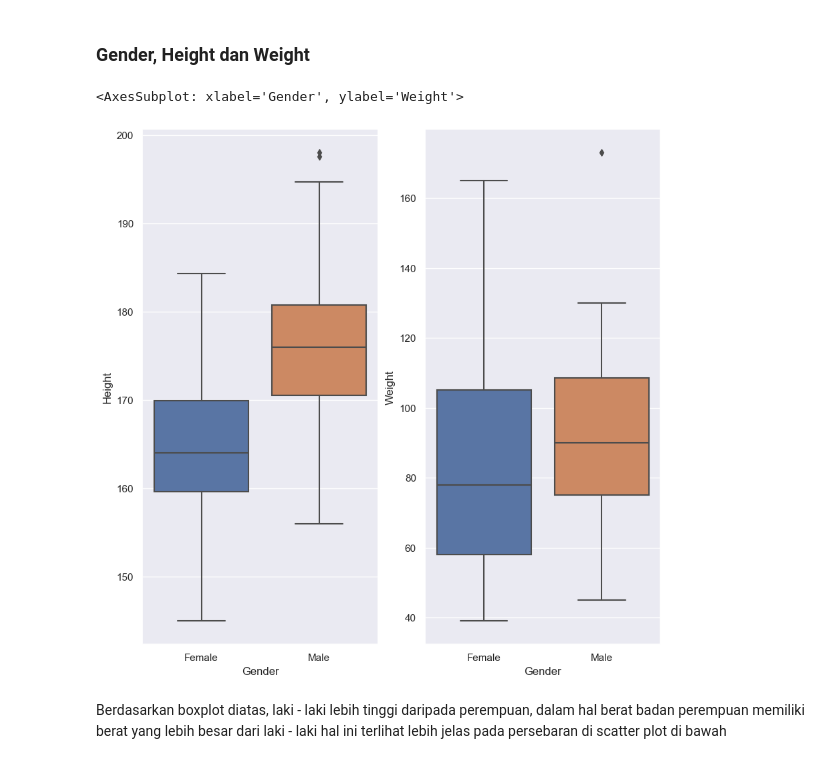
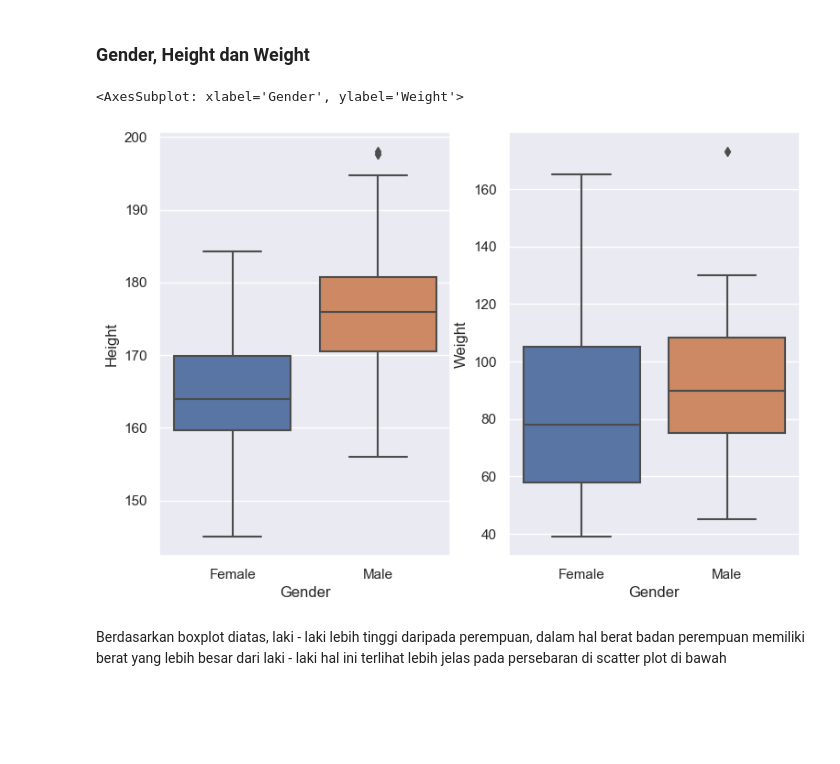
Before and after one commit to kentangtelo/ML_Obesity_Classification, a Jupyter notebook: Obesity_DecisionTree.ipynb, the cells around one changed output. Cells and saved outputs as stored; diff of their text form; code cells hidden in the pictures; blank space fills up the shorter version.

```diff
--- a/Obesity_DecisionTree.ipynb
+++ b/Obesity_DecisionTree.ipynb
@@ -269,14 +269,14 @@ Weight : min: 39.0 max: 173.0 object
 ### Gender, Height dan Weight
 # %%
 sns.set()
-fig = plt.figure(figsize=(10, 10))
+fig = plt.figure(figsize=(9, 6))
 plt.subplot(1, 2, 1)
 sns.boxplot(x='Gender', y='Height', data=df)
 plt.subplot(1, 2, 2)
 sns.boxplot(x='Gender', y='Weight', data=df)
 # %% [output]
 <AxesSubplot: xlabel='Gender', ylabel='Weight'>
-[figure, old version]
+[figure, new version]
 # %% [markdown]
 Berdasarkan boxplot diatas, laki - laki lebih tinggi daripada perempuan, dalam hal berat badan perempuan memiliki berat yang lebih besar dari laki - laki hal ini terlihat lebih jelas pada persebaran di scatter plot di bawah
 # %%
```
Also changed, not shown: parts of 10 cells of this notebook, 2 other files.
